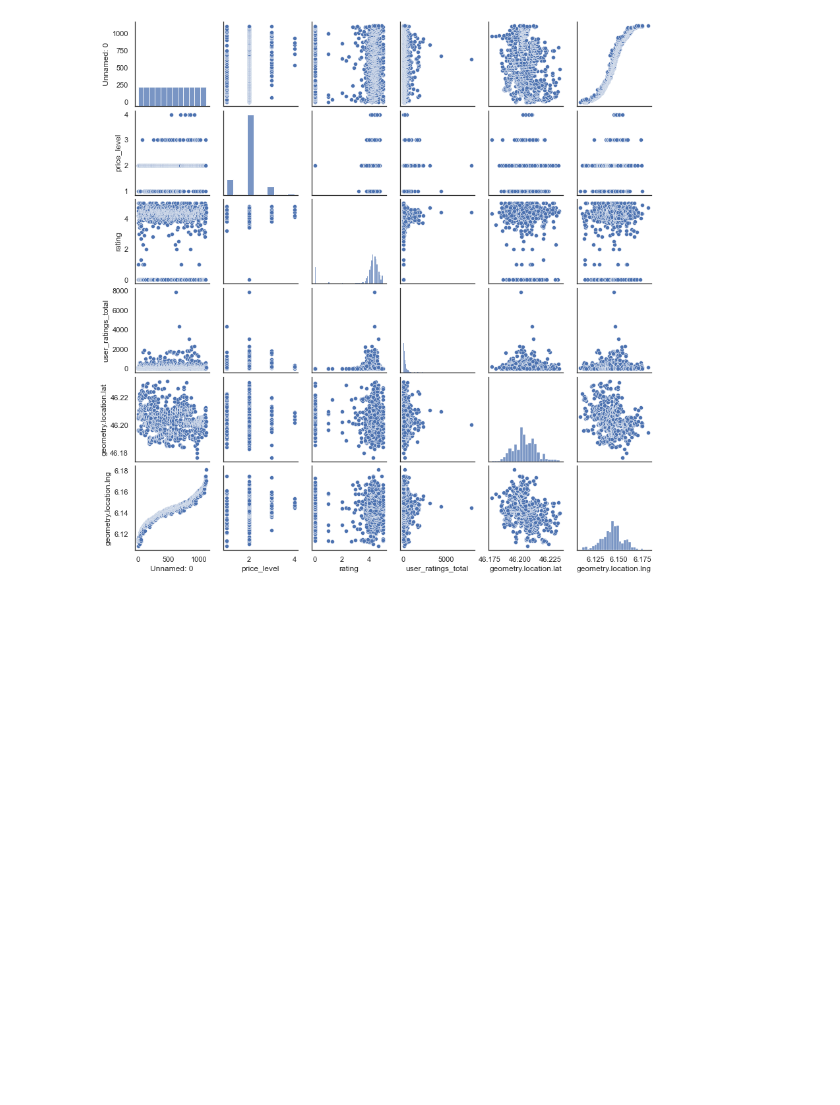
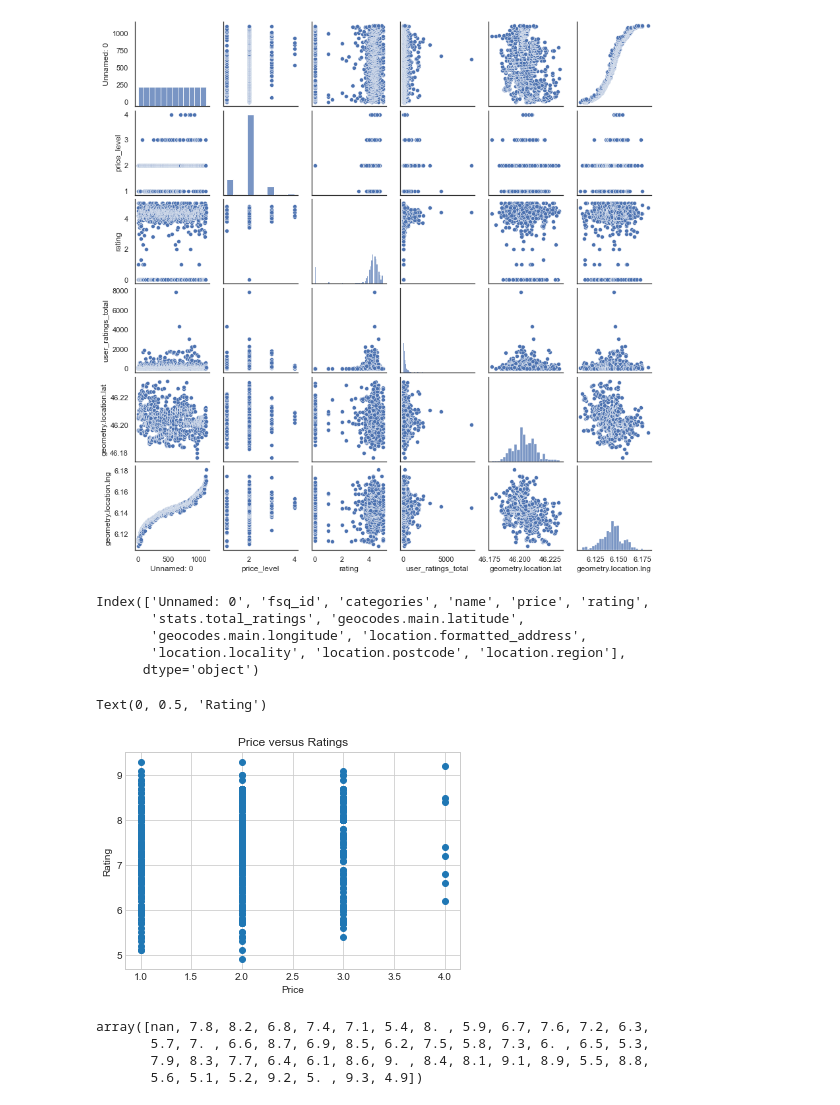
Before and after one commit to burakonurlu/best_restaurant_location, a Jupyter notebook: notebooks/Folium_visualization.ipynb, the cells around one changed output. Cells and saved outputs as stored; diff of their text form; code cells hidden in the pictures; blank space fills up the shorter version.

```diff
--- a/notebooks/Folium_visualization.ipynb
+++ b/notebooks/Folium_visualization.ipynb
@@ -137,3 +115,6 @@ df[df.name.str.contains("restaurant")==True]
 | 850 | 850 | Le restaurant sans t | ChIJk3yjhM56jEcRxSk9PqFjGlk | ['restaurant', 'food', 'point_of_... | NaN | 5.0 | 2.0 | Av. de Champel 47, Genève | ... |
 | 1010 | 1010 | Indigo restaurant | ChIJy0I6o6l7jEcRyxr9ApOZZ18 | ['restaurant', 'food', 'point_of_... | 2.0 | 4.2 | 326.0 | Rte de Florissant 55, Genève | ... |
 | 1108 | 1108 | La courbe du goût, café restauran... | ChIJN-0qEVJljEcR34z73PN9zUU | ['restaurant', 'food', 'point_of_... | 2.0 | 4.3 | 249.0 | Rte de Chêne 65, Chêne-Bougeries | ... |
+# %%
+# importing data to notebook foursquare data
+df1=pd.read_csv("../raw_data/Raw_data_FourSquare.csv")
@@ -229,0 +313,24 @@ heatmap_venues(greek_restaurants)
+# %%
+df1.columns
+# %% [output]
+Index(['Unnamed: 0', 'fsq_id', 'categories', 'name', 'price', 'rating',
+       'stats.total_ratings', 'geocodes.main.latitude',
+       'geocodes.main.longitude', 'location.formatted_address',
+       'location.locality', 'location.postcode', 'location.region'],
+      dtype='object')
+# %%
+plt.scatter(df1["price"], df1["rating"])
+
+plt.title('Price versus Ratings')
+plt.xlabel('Price')
+plt.ylabel('Rating')
+# %% [output]
+Text(0, 0.5, 'Rating')
+[figure, added]
+# %%
+df1["rating"].unique()  # in Foursquare data we have rating between 1-10, in the Google API between 1-5
+# %% [output]
+array([nan, 7.8, 8.2, 6.8, 7.4, 7.1, 5.4, 8. , 5.9, 6.7, 7.6, 7.2, 6.3,
+       5.7, 7. , 6.6, 8.7, 6.9, 8.5, 6.2, 7.5, 5.8, 7.3, 6. , 6.5, 5.3,
+       7.9, 8.3, 7.7, 6.4, 6.1, 8.6, 9. , 8.4, 8.1, 9.1, 8.9, 5.5, 8.8,
+       5.6, 5.1, 5.2, 9.2, 5. , 9.3, 4.9])
```
Also changed, not shown: parts of 19 cells of this notebook.
